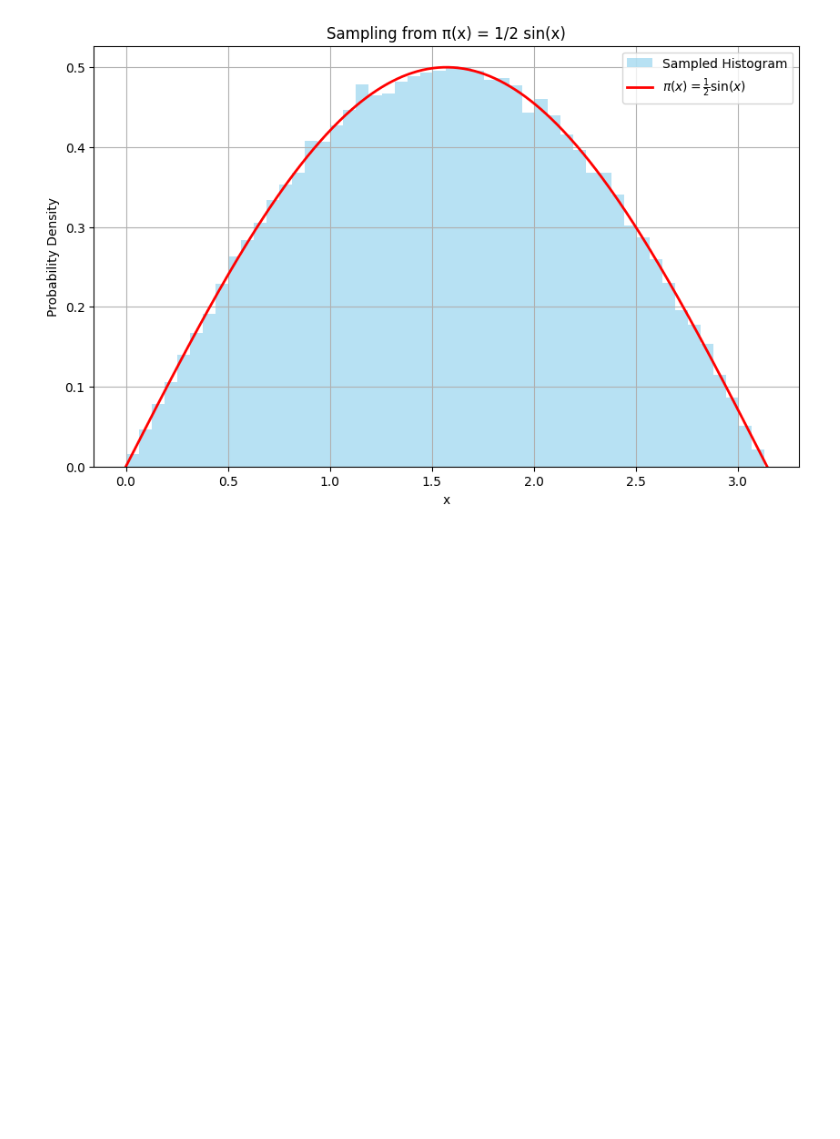
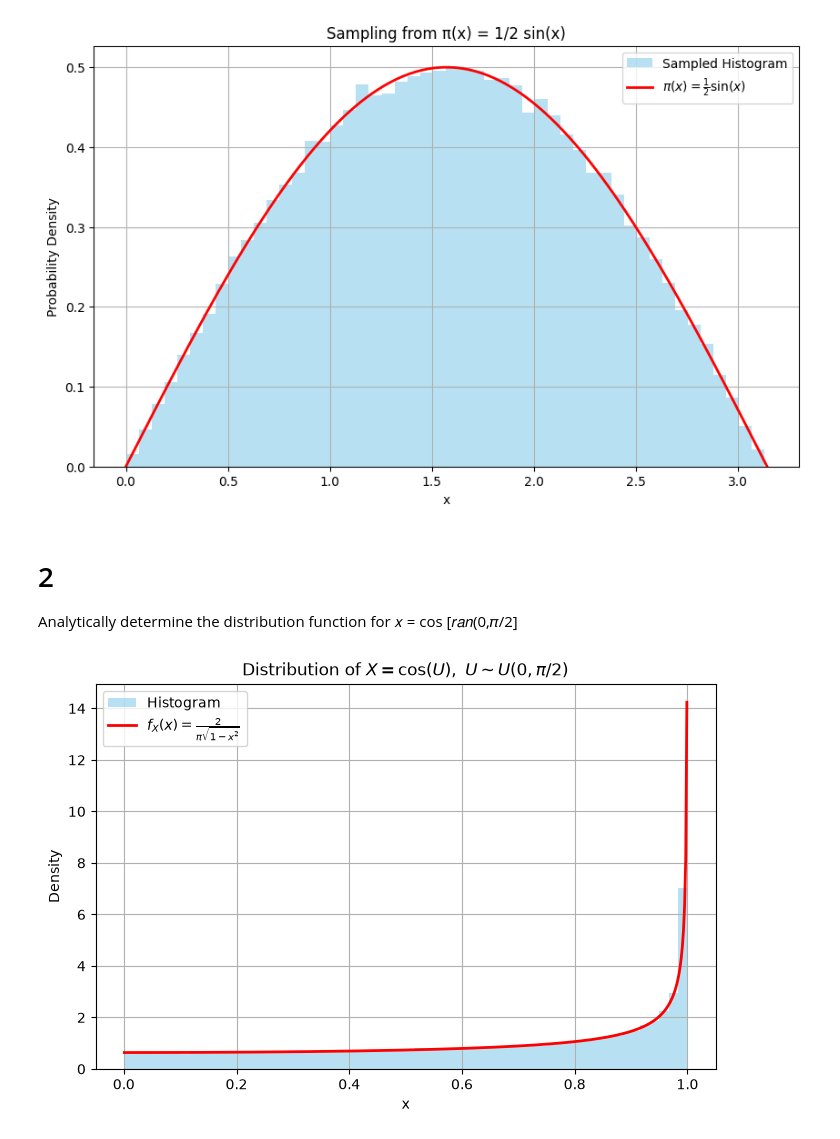
Before and after one commit to pamuduamarasinghe/Computational-Statistical-Mechanics, a Jupyter notebook: CSM04.ipynb, the cells around one changed output. Drawn from its saved outputs; the diff is of its cells as text; code cells hidden in the pictures; blank space fills up the shorter version.

```diff
--- a/CSM04.ipynb
+++ b/CSM04.ipynb
@@ -43,3 +43,43 @@ plt.grid(True)
 plt.show()
 # %% [output]
 [figure]
+# %% [markdown]
+# 2
+Analytically determine the distribution function for 𝑥 = cos [𝑟𝑎𝑛(0,𝜋/2]
+# %%
+import numpy as np
+import matplotlib.pyplot as plt
+
+# Number of samples
+N = 100000
+
+# Uniform angle in [0, pi/2]
+theta = np.random.uniform(0, np.pi/2, N)
+
+# Random variable X = cos(theta)
+x_samples = np.cos(theta)
+
+# True PDF
+x = np.linspace(0.001, 0.999, 500)
+pdf = 2 / (np.pi * np.sqrt(1 - x**2))
+
+plt.figure(figsize=(8,5))
+
+# Histogram
+plt.hist(x_samples, bins=60, density=True,
+         alpha=0.6, color='skyblue',
+         label='Histogram')
+
+# Analytical PDF
+plt.plot(x, pdf, 'r', lw=2,
+         label=r'$f_X(x)=\frac{2}{\pi\sqrt{1-x^2}}$')
+
+plt.xlabel('x')
+plt.ylabel('Density')
+plt.title(r'Distribution of $X=\cos(U),\ U\sim U(0,\pi/2)$')
+plt.legend()
+plt.grid(True)
+
+plt.show()
+# %% [output]
+[figure, added]
```
